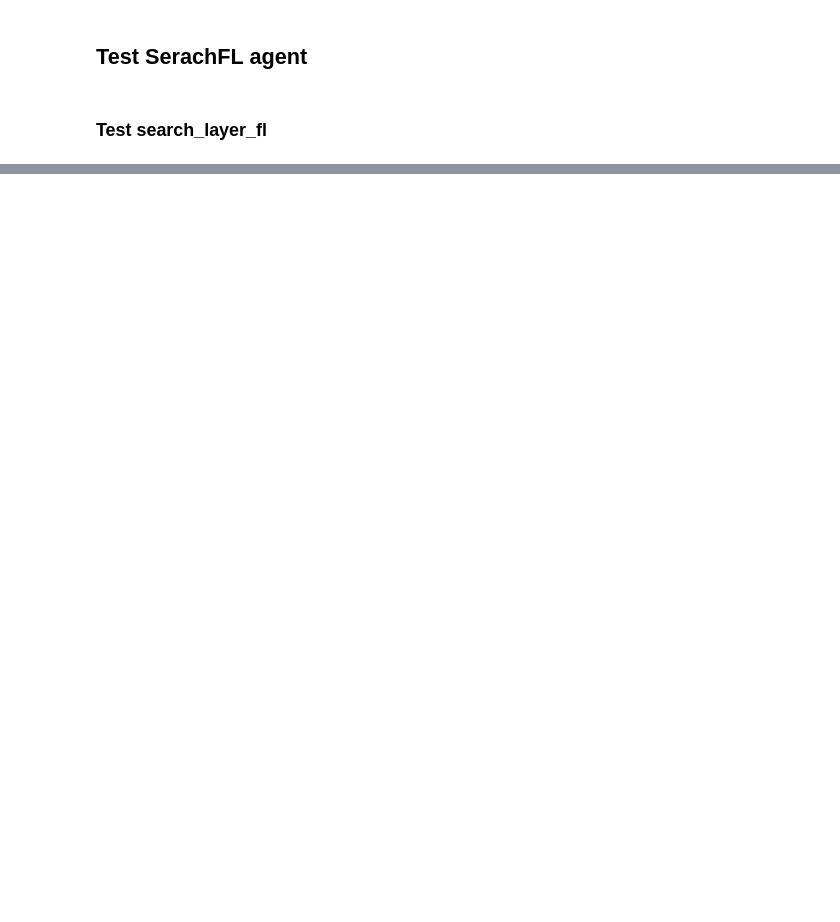
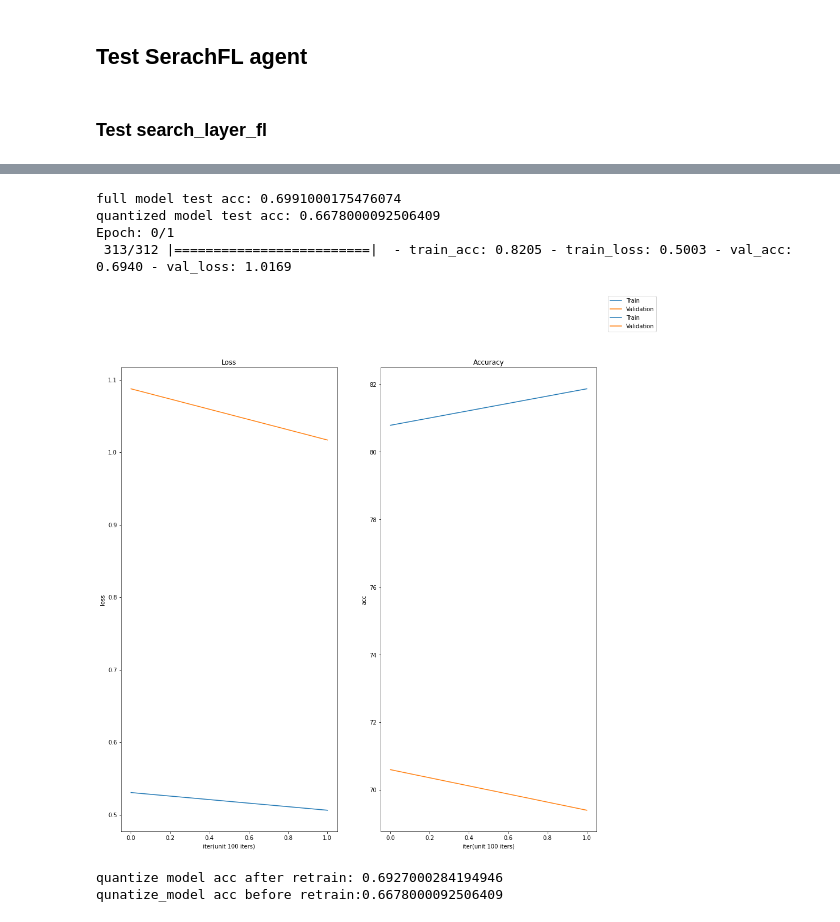
Before and after one commit to RX-0-95/cnn_image_classification, a Jupyter notebook: quantize_resnet20.ipynb, the cells around one changed output, grey strips where cells are left out. Saved outputs shown, nothing was run; the diff lists cells and outputs as text; code cells hidden in the pictures; blank space fills up the shorter version.

```diff
--- a/quantize_resnet20.ipynb
+++ b/quantize_resnet20.ipynb
@@ -203,7 +157,7 @@ quantize layer extracting
 # %%
 import quantize_complier as qc
 q_layers = model_q.get_quantizable_layers()
-wl_agent = qc.WLSearchAgent(model_q,q_layers)
+wl_agent = qc.WLSearchAgent(model_q,full_model,q_layers)
 total_size = wl_agent.get_parameter_size()
 total_size = total_size
 print('Total trainable parameter: {}'.format(total_size))
@@ -315,0 +285,11 @@ quantize layer extracting
+# %%
+wl_agent.restore_model_weight()
+wl_agent.wl_list.load('wlfl_list.txt')
+print(wl_agent.wl_list)
+wl_agent.restore_model_weight()
+
+fl_agent.apply_wlfl_to_layers(wl_agent.quantize_layers,wl_agent.wl_list)
+print('quantized_model acc: {}'.format(fl_agent.model_accuracy()))
+wl_agent.restore_model_weight()
+print('full precision model acc:')
+solver.test_model(X_test,y_test)
@@ -315,0 +303,39 @@ quantize layer extracting
+# %%
+data_set = {
+    'train_data': X_train[20000:30000],
+    'train_label': y_train[20000:30000],
+    'val_data':X_val,
+    'val_label':y_val,
+}
+train_options = {
+    'optimizer': 'adam',
+    'lr': 0.001,
+    'epoch_num': 1,
+    'from_logits':True,
+    'save_dir': 'resnet20_model',
+}
+wl_agent.restore_model_weight()
+print('full model test acc: {}'.format(fl_agent.model_accuracy()))
+wl_agent.wl_list.load('wlfl_list.txt')
+fl_agent.apply_wlfl_to_layers(wl_agent.quantize_layers,wl_agent.wl_list)
+print('quantized model test acc: {}'.format(fl_agent.model_accuracy()))
+solver = Solver(model_q,data_set,options=train_options,save_model=False)
+solver.train()
+# %% [output]
+full model test acc: 0.6991000175476074
+quantized model test acc: 0.6678000092506409
+Epoch: 0/1
+ 313/312 |=========================|  - train_acc: 0.8205 - train_loss: 0.5003 - val_acc: 0.6940 - val_loss: 1.0169
+[figure, added]
+# %%
+
+wl_agent.wl_list.load('wlfl_list.txt')
+fl_agent.apply_wlfl_to_layers(wl_agent.quantize_layers,wl_agent.wl_list)
+print('quantize model acc after retrain: {}'.format(fl_agent.model_accuracy()))
+wl_agent.restore_model_weight()
+
+fl_agent.apply_wlfl_to_layers(wl_agent.quantize_layers,wl_agent.wl_list)
+print('qunatize_model acc before retrain:{}'.format(fl_agent.model_accuracy()))
+# %% [output]
+quantize model acc after retrain: 0.6927000284194946
+qunatize_model acc before retrain:0.6678000092506409
```
Also changed, not shown: parts of 15 cells of this notebook, 42 other files.
